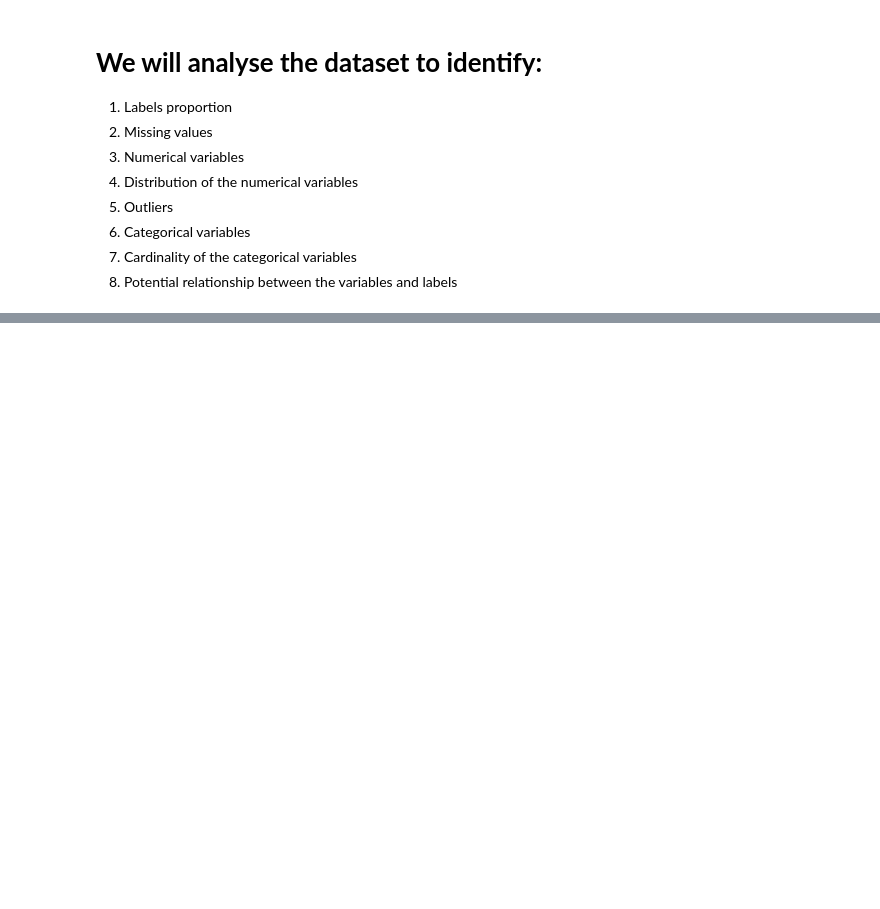
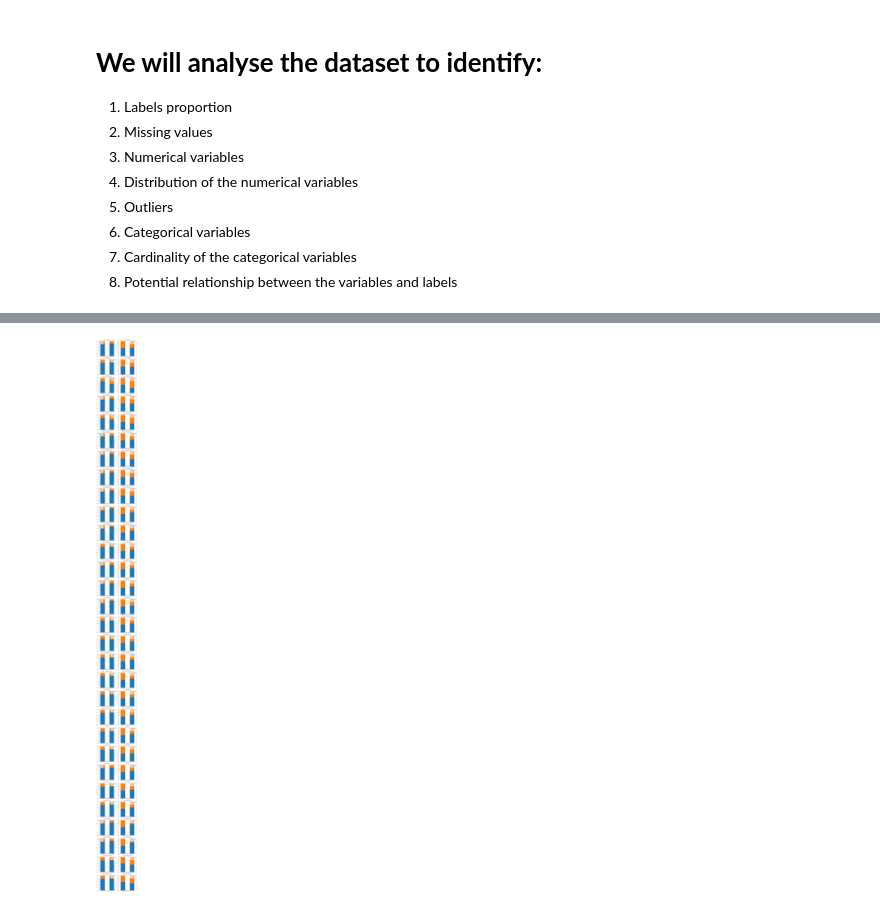
Before and after one commit to joaovitorfranco/flu-shot-competition, a Jupyter notebook: DataAnalysis.ipynb, the cells around one changed output, grey strips where cells are left out. Saved outputs shown, nothing was run; the diff lists cells and outputs as text; code cells hidden in the pictures; blank space fills up the shorter version.

```diff
--- a/DataAnalysis.ipynb
+++ b/DataAnalysis.ipynb
@@ -149,0 +167,33 @@ for var in vars_with_na:
+# %%
+def analyse_na_value_subplot(df, var, target, ax=None):
+
+    df = df.copy()
+
+    # let's make a variable that indicates 1 if the observation was missing or zero otherwise
+    df[var] = np.where(df[var].isnull(), 1, 0)
+
+    # let's compare target variable in the observations where data is missing
+
+    total = pd.pivot_table(data=df, index=df[var], columns=df[target], values='respondent_id', aggfunc='count')
+
+    row_total = total.sum(axis='columns')
+
+    row_share = total.div(row_total, axis='index')
+
+    row_share.plot(kind='bar', stacked=True, ax=ax)
+
+    ax.set(title=var)
+    ax.set_xlabel("Missing data", fontsize=10, labelpad=-15)
+    ax.tick_params(labelrotation=0)
+#     ax.legend().remove()
+# %%
+fig, ax = plt.subplots(len(vars_with_na), 2, figsize=(9, len(vars_with_na)*4))
+for idx, var in enumerate(vars_with_na):
+    analyse_na_value_subplot(df, var, target='h1n1_vaccine', ax=ax[idx, 0])
+    analyse_na_value_subplot(df, var, target='seasonal_vaccine', ax=ax[idx, 1])
+
+#     ax[0, 0].legend(loc='lower center', bbox_to_anchor=(0.5, 1.1), title='h1n1_vaccine')
+#     ax[0, 1].legend(loc='lower center', bbox_to_anchor=(0.5, 1.1), title='seasonal_vaccine')
+    fig.tight_layout()
+# %% [output]
+[figure, added]
```
Also changed, not shown: parts of 4 cells of this notebook.
